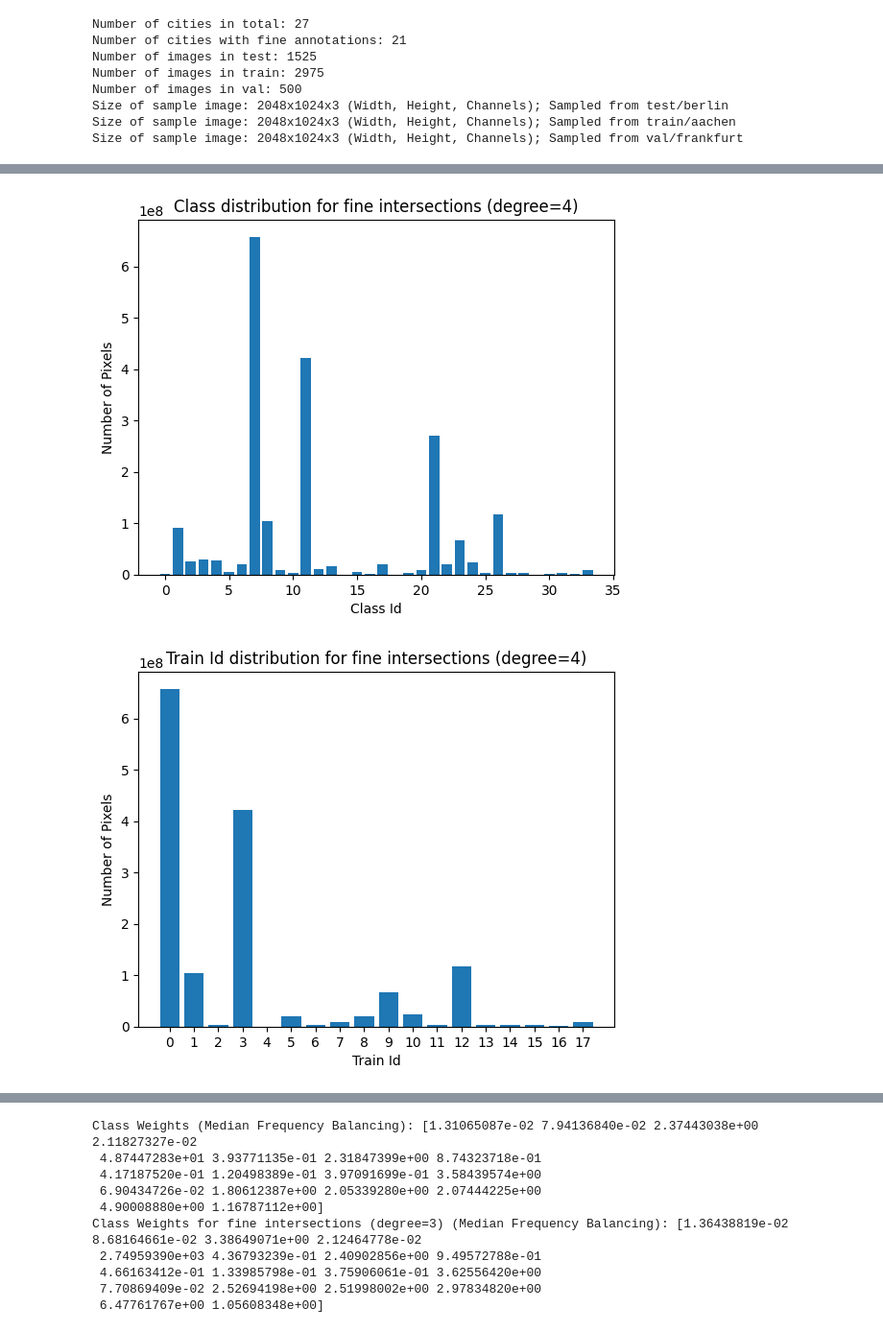
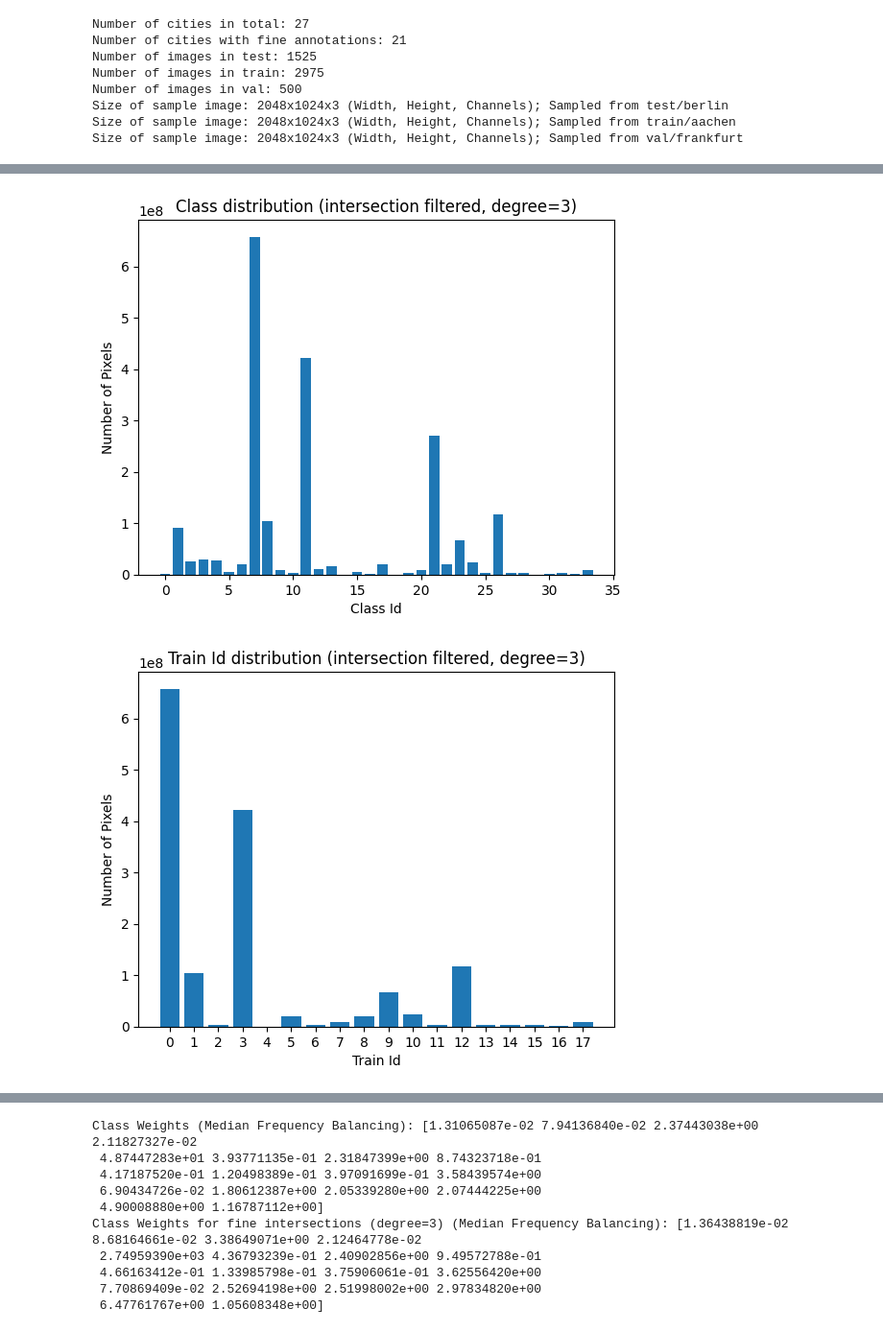
Before and after one commit to lucauhl/Semantic-Segmentation-Traffic-Scenes, a Jupyter notebook: 02_dataunderstanding/data_understanding.ipynb, the cells around one changed output, grey strips where cells are left out. Shown at 96% size. Saved outputs shown, nothing was run; the diff lists cells and outputs as text; code cells hidden in the pictures.

```diff
--- a/02_dataunderstanding/data_understanding.ipynb
+++ b/02_dataunderstanding/data_understanding.ipynb
@@ -271,32 +307,32 @@ plt.show()
 # %%
 data_path = Path("../data/cityscapes_intersections/fine_intersections_3")
 class_dict_fine_intersections_3 = get_class_dist_for_dataset(data_path, splits=["train"])
 
-# Sort by id
+# Sort by class id
 sorted_items = sorted(class_dict_fine_intersections_3.items(), key=lambda x: x[0])
 labels, counts = zip(*sorted_items)
 
 plt.bar(labels, counts)
-plt.title("Class distribution for fine intersections (degree=4)")
+plt.title("Class distribution (intersection filtered, degree=3)")
 plt.xlabel("Class Id")
 plt.ylabel("Number of Pixels")
 plt.show()
 # %% [output]
-[figure, old version]
+[figure, new version]
 # %%
 data_path = Path("../data/cityscapes_intersections/fine_intersections_3")
 class_dict_fine_intersections_3 = get_class_dist_for_dataset(data_path, label_type="labelTrainIds", splits=["train"])
 
-# Sort by id
+# Sort by class id
 sorted_items = sorted(class_dict_fine_intersections_3.items(), key=lambda x: x[0])
-sorted_items = sorted_items[:-1]    # drop last element (trainId=255)
+sorted_items = sorted_items[:-1]    # Drop the last element (trainId=255)
 labels, counts = zip(*sorted_items)
 
 plt.bar(labels, counts)
-plt.title("Train Id distribution for fine intersections (degree=4)")
+plt.title("Train Id distribution (intersection filtered, degree=3)")
 plt.xlabel("Train Id")
 plt.ylabel("Number of Pixels")
 plt.xticks(labels)
 plt.show()
 # %% [output]
-[figure, old version]
+[figure, new version]
```
Also changed, not shown: parts of 17 cells of this notebook.
